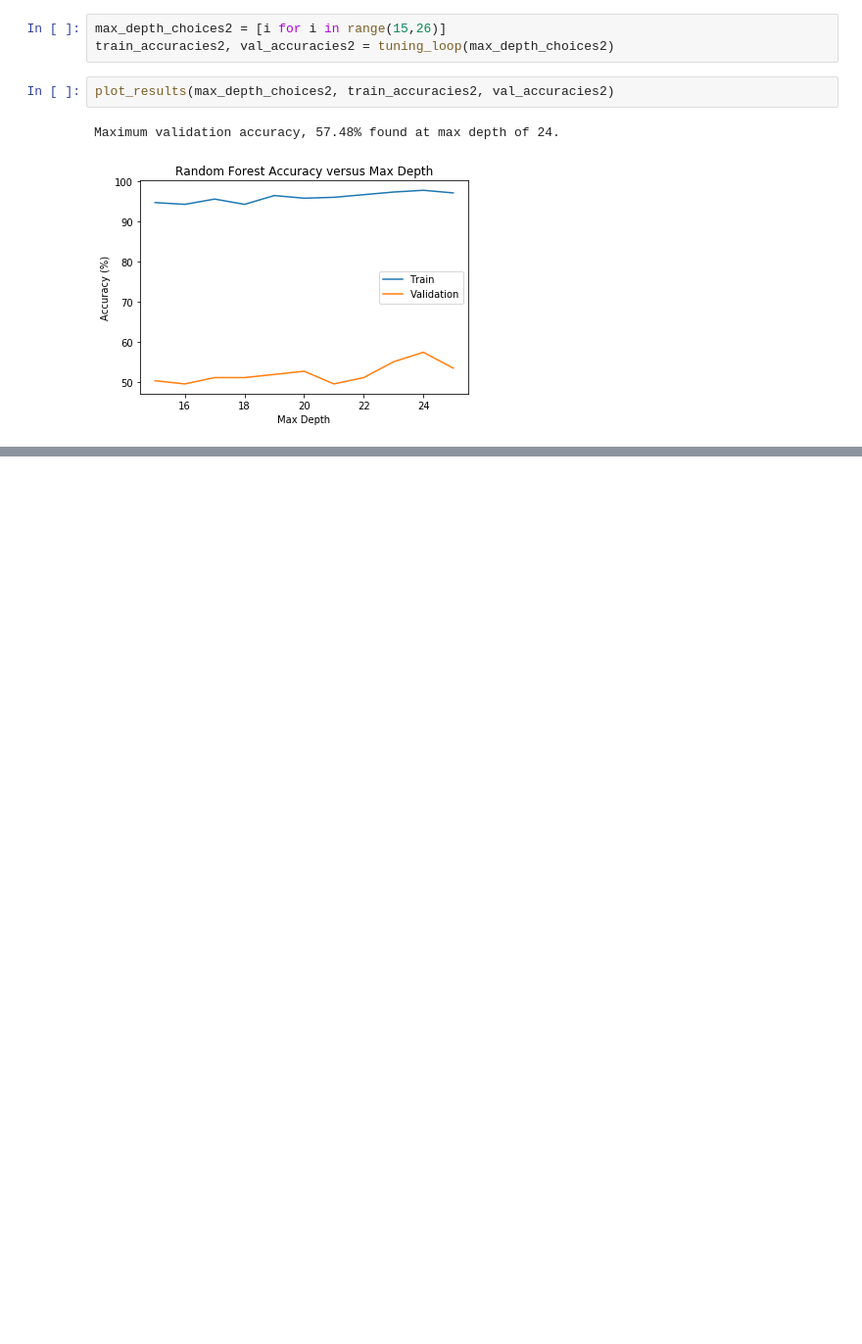
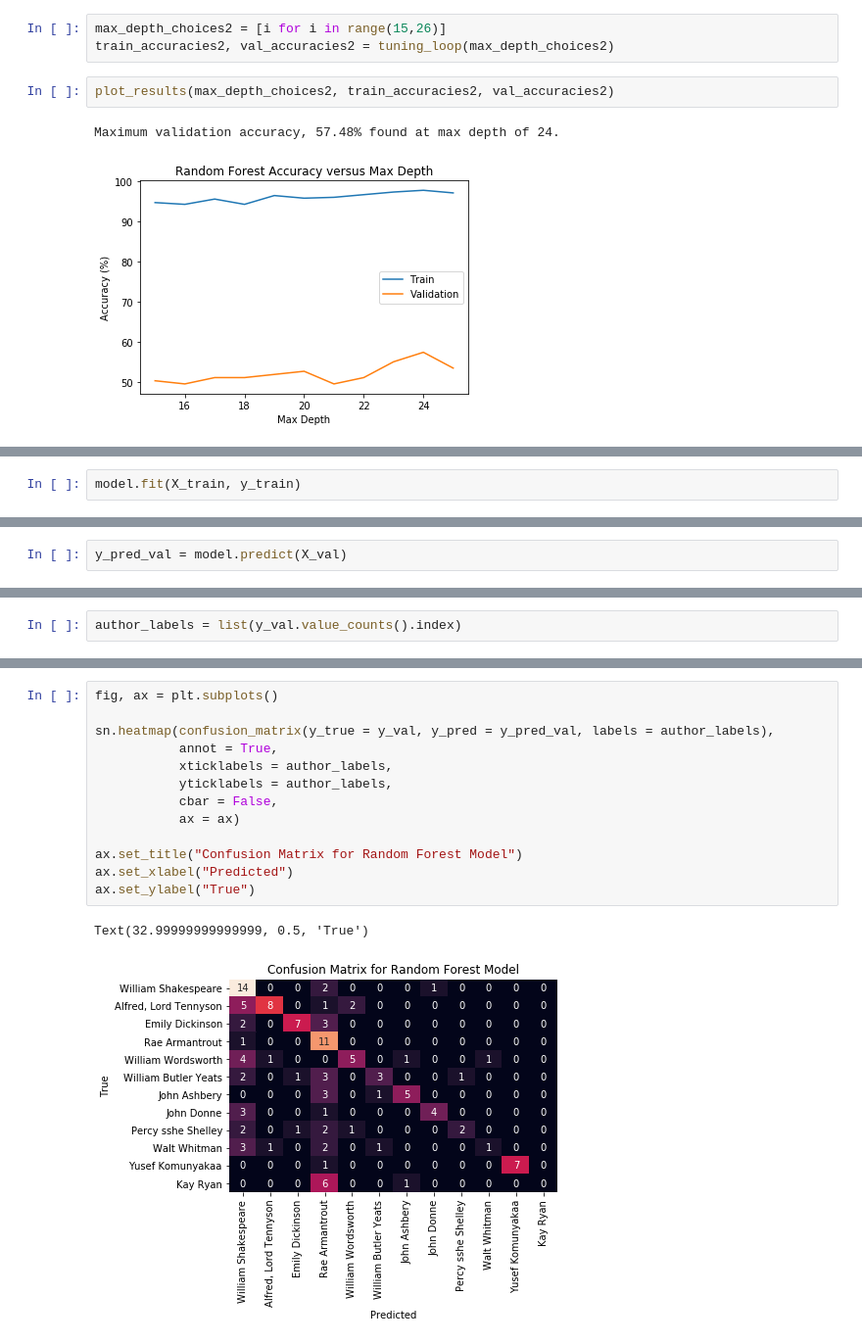
Before and after one commit to mixerupper/nlp-poetry-authorship, a Jupyter notebook: code/03-notebooks/02-random-forest.ipynb, the cells around one changed output, grey strips where cells are left out. Shown at 98% size. Drawn from its saved outputs; the diff is of its cells as text; blank space fills up the shorter version.

Commit message:
added confusion matrix

```diff
--- a/code/03-notebooks/02-random-forest.ipynb
+++ b/code/03-notebooks/02-random-forest.ipynb
@@ -86,0 +91,2 @@ Maximum validation accuracy, 57.48% found at max depth of 24.
+# %%
+model.fit(X_train, y_train)
@@ -86,0 +102,2 @@ Maximum validation accuracy, 57.48% found at max depth of 24.
+# %%
+y_pred_val = model.predict(X_val)
@@ -86,0 +107,2 @@ Maximum validation accuracy, 57.48% found at max depth of 24.
+# %%
+author_labels = list(y_val.value_counts().index)
@@ -86,0 +132,16 @@ Maximum validation accuracy, 57.48% found at max depth of 24.
+# %%
+fig, ax = plt.subplots()
+
+sn.heatmap(confusion_matrix(y_true = y_val, y_pred = y_pred_val, labels = author_labels),
+           annot = True,
+           xticklabels = author_labels,
+           yticklabels = author_labels,
+           cbar = False,
+           ax = ax)
+
+ax.set_title("Confusion Matrix for Random Forest Model")
+ax.set_xlabel("Predicted")
+ax.set_ylabel("True")
+# %% [output]
+Text(32.99999999999999, 0.5, 'True')
+[figure, added]
```
Also changed, not shown: parts of 6 cells of this notebook.
